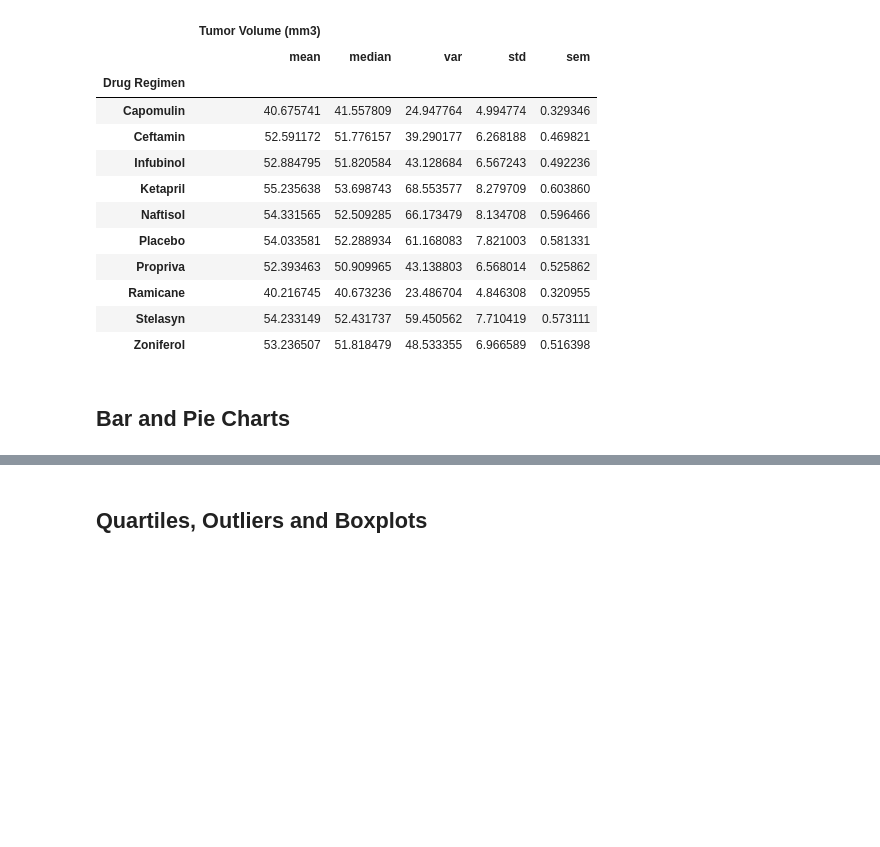
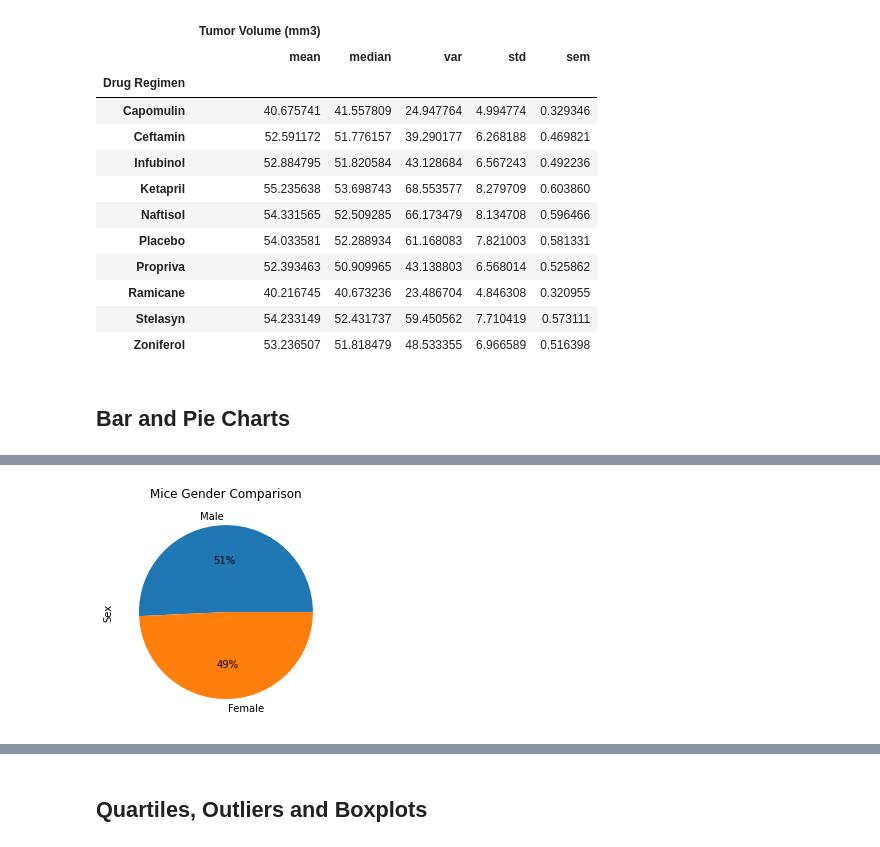
Before and after one commit to RUNTMC19/mathplotlib-challenge, a Jupyter notebook: pymaceuticals_starter.ipynb, the cells around one changed output, grey strips where cells are left out. Cells and saved outputs as stored; diff of their text form; code cells hidden in the pictures; blank space fills up the shorter version.

```diff
--- a/pymaceuticals_starter.ipynb
+++ b/pymaceuticals_starter.ipynb
@@ -152,4 +181,15 @@ mice_revise_df.groupby(['Drug Regimen']).agg(drug_agg_math)
 # %%
 # Generate a pie plot showing the distribution of female versus male mice using pandas
+
+mice_gender = mice_revise_df['Sex'].value_counts()
+
+gender_chart = mice_gender.plot(kind='pie', autopct='%1.0f%%')
+
+plt.title("Mice Gender Comparison")
+plt.ylabel("Sex")
+
+plt.show()
+# %% [output]
+[figure, added]
 # %%
 # Generate a pie plot showing the distribution of female versus male mice using pyplot
```
Also changed, not shown: parts of 13 cells of this notebook.
